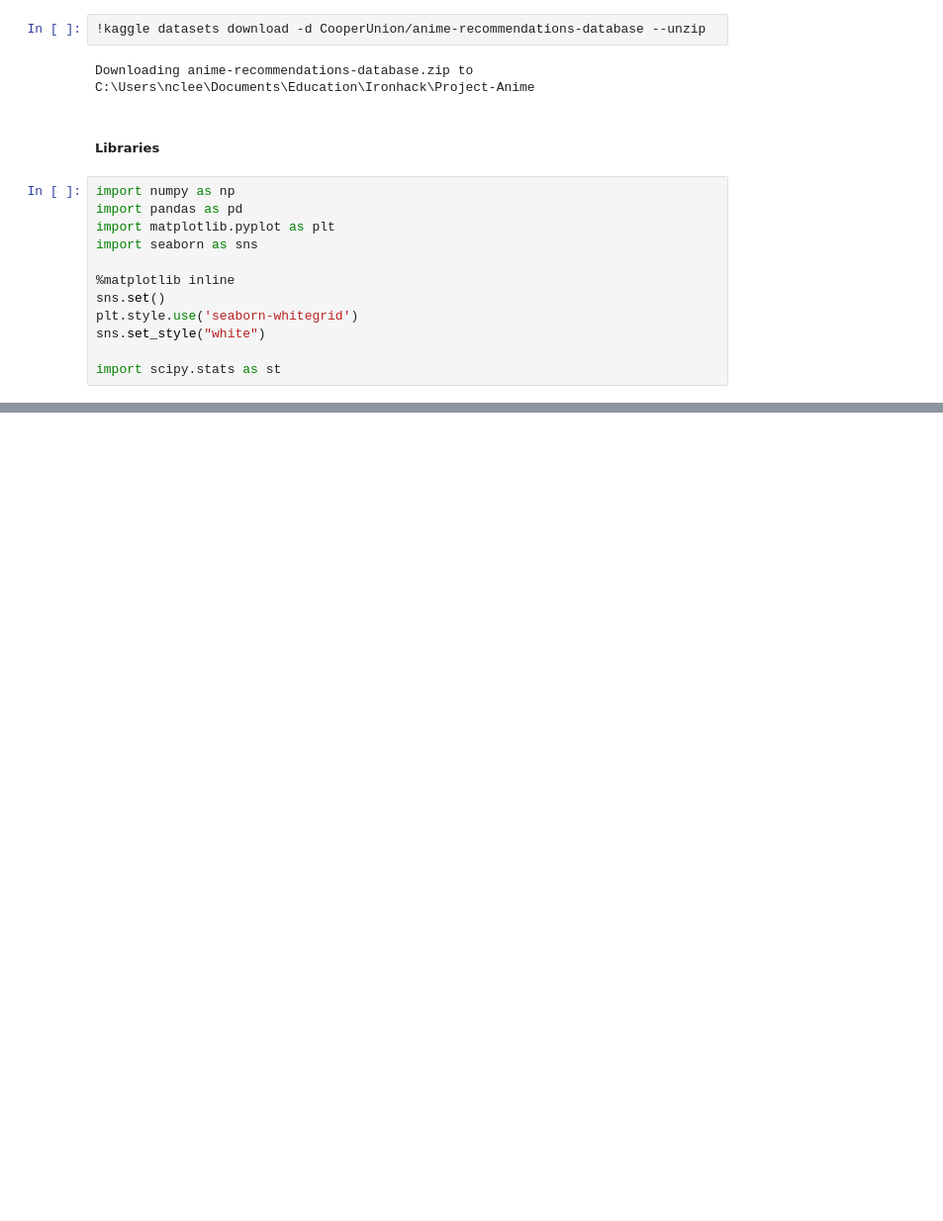
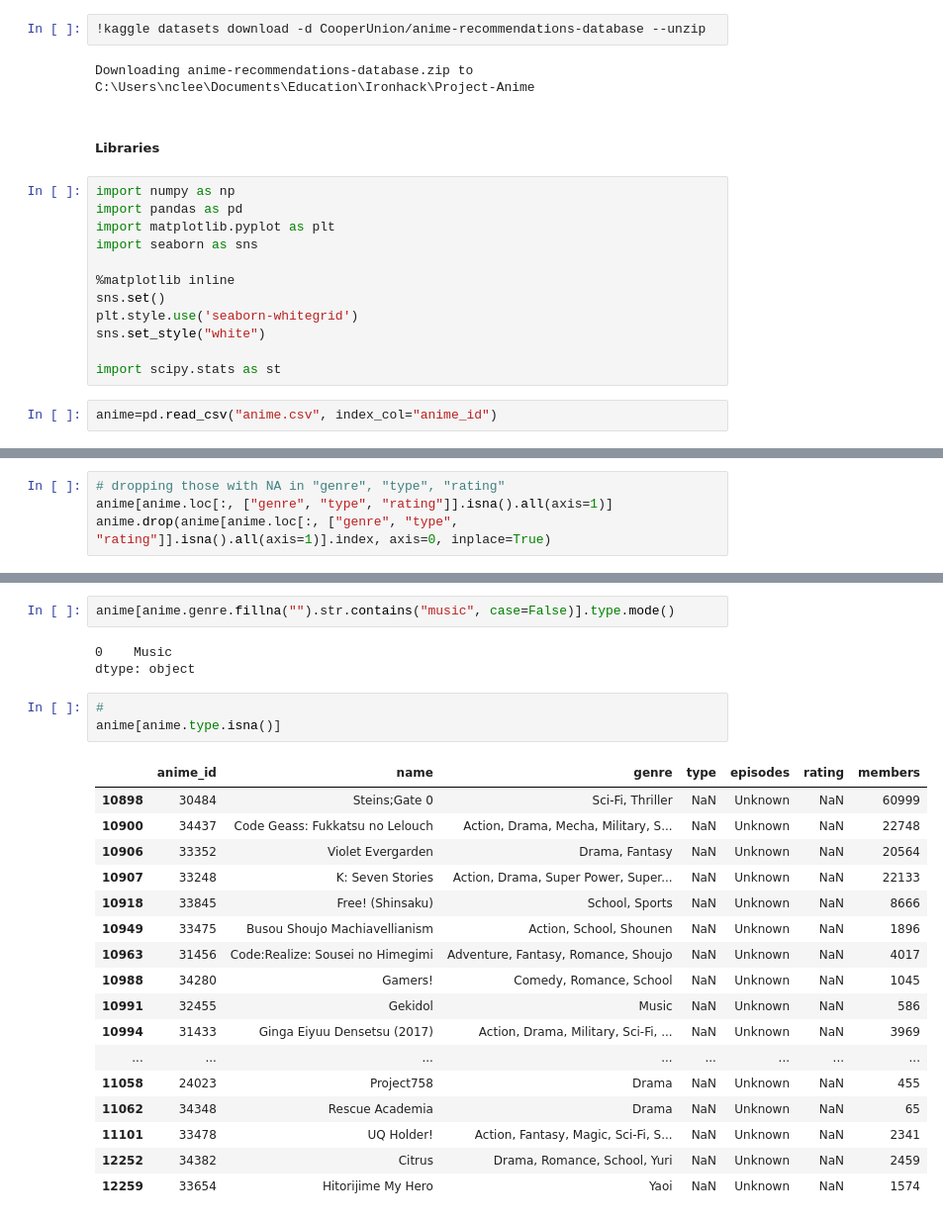
Before and after one commit to nclee17/Machine-Learning-Anime-Recommendation, a Jupyter notebook: Machine Learning.ipynb, the cells around one changed output, grey strips where cells are left out. Shown at 99% size. Saved outputs shown, nothing was run; the diff lists cells and outputs as text; blank space fills up the shorter version.

```diff
--- a/Machine Learning.ipynb
+++ b/Machine Learning.ipynb
@@ -22,3 +22,5 @@ plt.style.use('seaborn-whitegrid')
 sns.set_style("white")
 
 import scipy.stats as st
+# %%
+anime=pd.read_csv("anime.csv", index_col="anime_id")
@@ -24,0 +82,4 @@ import scipy.stats as st
+# %%
+# dropping those with NA in "genre", "type", "rating"
+anime[anime.loc[:, ["genre", "type", "rating"]].isna().all(axis=1)]
+anime.drop(anime[anime.loc[:, ["genre", "type", "rating"]].isna().all(axis=1)].index, axis=0, inplace=True)
@@ -24,0 +102,26 @@ import scipy.stats as st
+# %%
+anime[anime.genre.fillna("").str.contains("music", case=False)].type.mode()
+# %% [output]
+0    Music
+dtype: object
+# %%
+#
+anime[anime.type.isna()]
+# %% [output]
+|  | anime_id | name | genre | type | episodes | rating | members |
+| 10898 | 30484 | Steins;Gate 0 | Sci-Fi, Thriller | NaN | Unknown | NaN | 60999 |
+| 10900 | 34437 | Code Geass: Fukkatsu no Lelouch | Action, Drama, Mecha, Military, S... | NaN | Unknown | NaN | 22748 |
+| 10906 | 33352 | Violet Evergarden | Drama, Fantasy | NaN | Unknown | NaN | 20564 |
+| 10907 | 33248 | K: Seven Stories | Action, Drama, Super Power, Super... | NaN | Unknown | NaN | 22133 |
+| 10918 | 33845 | Free! (Shinsaku) | School, Sports | NaN | Unknown | NaN | 8666 |
+| 10949 | 33475 | Busou Shoujo Machiavellianism | Action, School, Shounen | NaN | Unknown | NaN | 1896 |
+| 10963 | 31456 | Code:Realize: Sousei no Himegimi | Adventure, Fantasy, Romance, Shoujo | NaN | Unknown | NaN | 4017 |
+| 10988 | 34280 | Gamers! | Comedy, Romance, School | NaN | Unknown | NaN | 1045 |
+| 10991 | 32455 | Gekidol | Music | NaN | Unknown | NaN | 586 |
+| 10994 | 31433 | Ginga Eiyuu Densetsu (2017) | Action, Drama, Military, Sci-Fi, ... | NaN | Unknown | NaN | 3969 |
+| ... | ... | ... | ... | ... | ... | ... | ... |
+| 11058 | 24023 | Project758 | Drama | NaN | Unknown | NaN | 455 |
+| 11062 | 34348 | Rescue Academia | Drama | NaN | Unknown | NaN | 65 |
+| 11101 | 33478 | UQ Holder! | Action, Fantasy, Magic, Sci-Fi, S... | NaN | Unknown | NaN | 2341 |
+| 12252 | 34382 | Citrus | Drama, Romance, School, Yuri | NaN | Unknown | NaN | 2459 |
+| 12259 | 33654 | Hitorijime My Hero | Yaoi | NaN | Unknown | NaN | 1574 |
```
Also changed, not shown: parts of 21 cells of this notebook.
